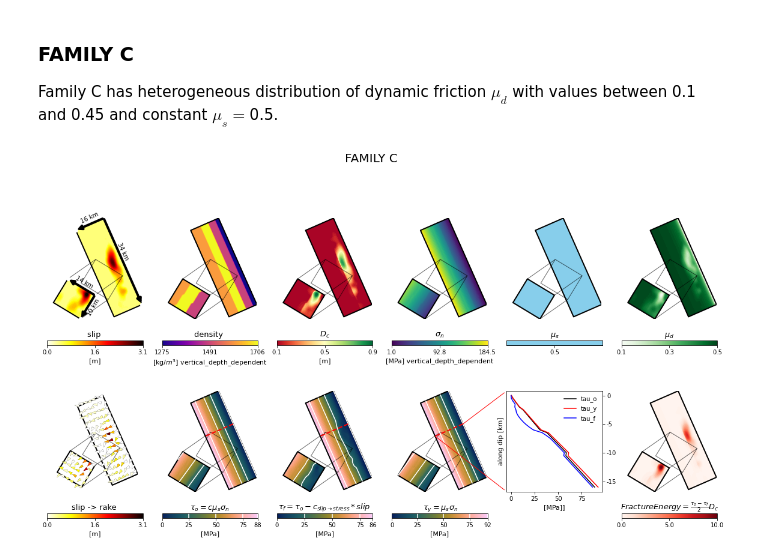
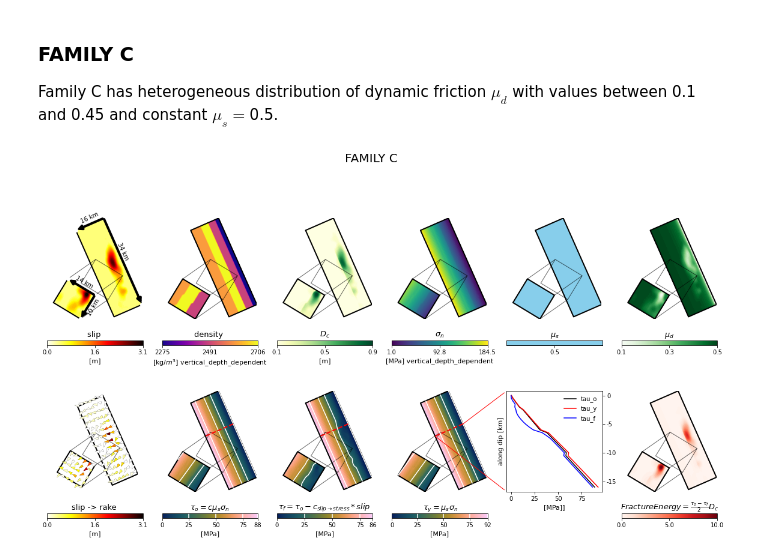
Before and after one commit to git-taufiq/NorciaMultiFault, a Jupyter notebook: FAMILIES.ipynb, the cells around one changed output. Cells and saved outputs as stored; diff of their text form; code cells hidden in the pictures.

```diff
--- a/FAMILIES.ipynb
+++ b/FAMILIES.ipynb
@@ -1180,8 +1180,8 @@ d = plot_topview_2faults(ax, v_a, v_b, vmin, vmax, txt,
 
 i = 2
 ax = fig.add_subplot(irow, icol, i)
-v_a = rho_a
-v_b = rho_b
+v_a = rho_a+1000
+v_b = rho_b+1000
 vmin = min(v_a.min(), v_b.min())
 vmax = max(v_a.max(), v_b.max())
 txt = 'density [kg/$m^3$] '+DENSITY_METHOD
@@ -1196,7 +1196,7 @@ vmin = min(v_a.min(), v_b.min())
 vmax = max(v_a.max(), v_b.max())
 txt = '$D_c$ [m]'
 d = plot_topview_2faults(ax, v_a, v_b, vmin, vmax, txt,
-                         cmap='RdYlGn')
+                         cmap='YlGn')
 
 i = 4
 ax = fig.add_subplot(irow, icol, i)
@@ -1285,31 +1285,31 @@ ax1.plot(TAU_F_a[l,:],zv_a[l,:],label='tau_f',color='b')
 ax1.legend(frameon=False)
 ax1.yaxis.tick_right()
 ax1.set_yticks([0,-5000,-10000,-15000])
 ax1.set_yticklabels(str(_) for _ in [0,-5,-10,-15])
 ax1.set_ylabel('along dip [km]')
 ax1.set_xlabel('[MPa]]')
 norm = mpl.colors.Normalize(vmin=vmin, vmax=vmax)
 clb = plt.colorbar(mpl.cm.ScalarMappable(norm=norm, cmap=plt.cm.colors.ListedColormap(['white'])), ticks=[],
                            spacing='proportional', format='%.1f', orientation='horizontal')
 clb.outline.set_visible(False)
 
 from matplotlib.patches import ConnectionPatch
 xy=(utmx_a[l,0],utmy_a[l,0])
 xy1=(0,1)
 con = ConnectionPatch(
     xyA=xy, coordsA=ax.transData,
     xyB=xy1, coordsB=ax1.transAxes,
     arrowstyle="-", shrinkB=5,color='r')
 ax1.add_artist(con)
 xy=(utmx_a[l,-1],utmy_a[l,-1])
 xy1=(0,0)
 con = ConnectionPatch(
     xyA=xy, coordsA=ax.transData,
     xyB=xy1, coordsB=ax1.transAxes,
     arrowstyle="-", shrinkB=5,color='r')
 ax1.add_artist(con)
 
 plt.suptitle('FAMILY C')
 plt.show()
 # %% [output]
-[figure, old version]
+[figure, new version]
```
Also changed, not shown: parts of 2 cells of this notebook.
